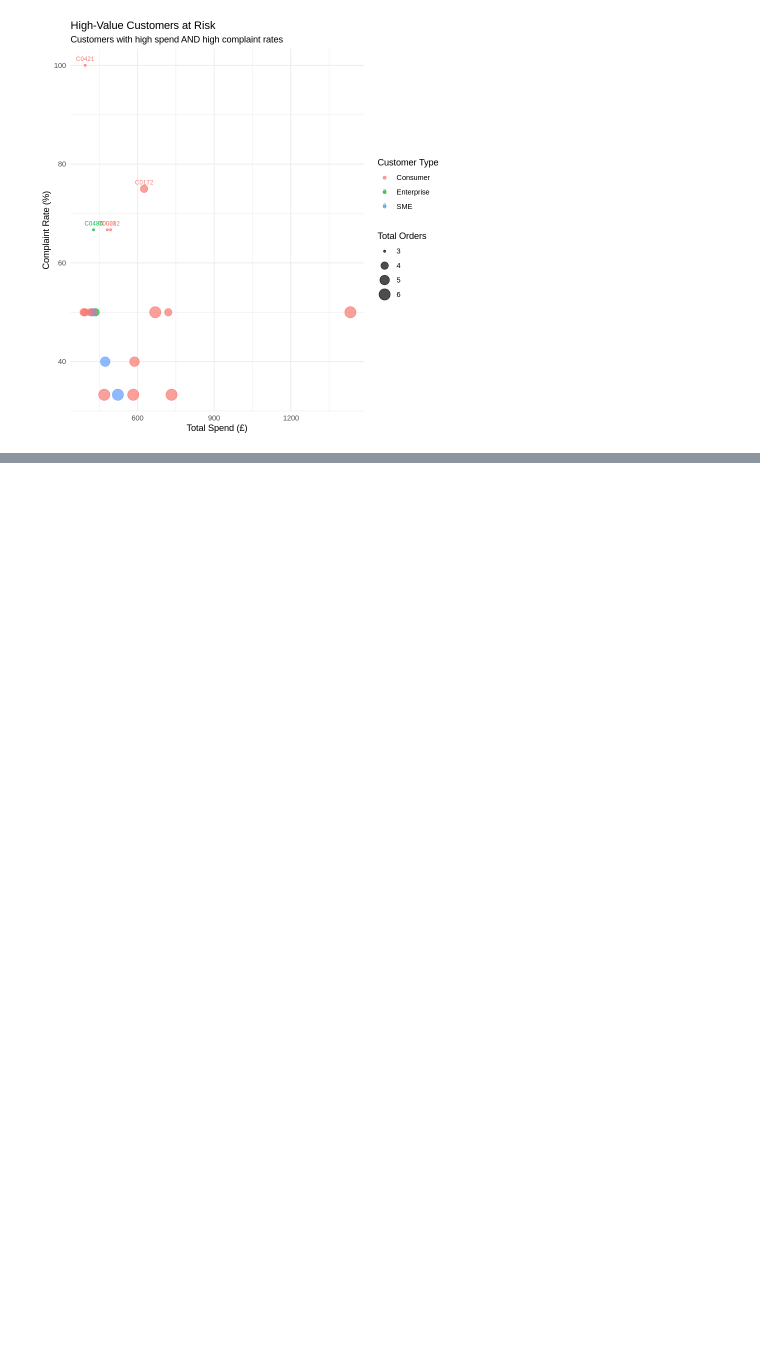
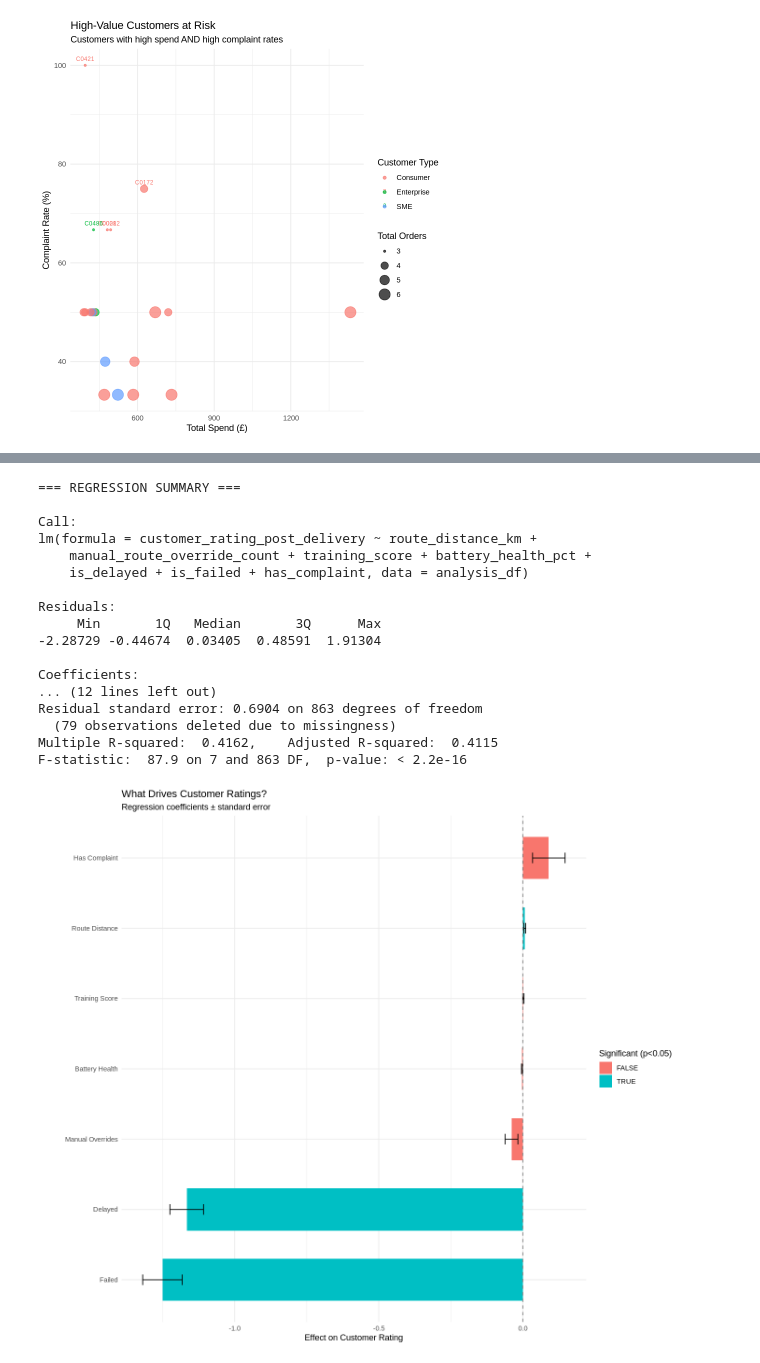
Before and after one commit to anupbatha352-png/northstar-urban-mobility-analysis, a Jupyter notebook: NorthStar_Full_Analysis.ipynb, the cells around one changed output, grey strips where cells are left out. Saved outputs shown, nothing was run; the diff lists cells and outputs as text; code cells hidden in the pictures; blank space fills up the shorter version.

```diff
--- a/NorthStar_Full_Analysis.ipynb
+++ b/NorthStar_Full_Analysis.ipynb
@@ -602,0 +784,74 @@ ggplot(q8_customer_risk,
+# %%
+# ============================================================
+# 5: Multiple linear regression
+# ============================================================
+
+rating_model <- lm(
+  customer_rating_post_delivery ~
+    route_distance_km +
+    manual_route_override_count +
+    training_score +
+    battery_health_pct +
+    is_delayed +
+    is_failed +
+    has_complaint,
+  data = analysis_df
+)
+
+cat("=== REGRESSION SUMMARY ===\n")
+print(summary(rating_model))
+
+# Extract coefficients for plotting
+coef_df <- as.data.frame(summary(rating_model)$coefficients)
+coef_df$variable <- rownames(coef_df)
+coef_df <- coef_df[coef_df$variable != "(Intercept)", ]
+coef_df$significant <- coef_df$`Pr(>|t|)` < 0.05
+
+# Rename variables for clean labels
+coef_df$variable <- recode(coef_df$variable,
+  "route_distance_km" = "Route Distance",
+  "manual_route_override_count" = "Manual Overrides",
+  "training_score" = "Training Score",
+  "battery_health_pct" = "Battery Health",
+  "is_delayed" = "Delayed",
+  "is_failed" = "Failed",
+  "has_complaint" = "Has Complaint"
+)
+
+# Plot coefficients
+ggplot(coef_df, aes(x = reorder(variable, Estimate),
+                    y = Estimate,
+                    fill = significant)) +
+  geom_bar(stat = "identity", width = 0.6) +
+  geom_errorbar(aes(ymin = Estimate - `Std. Error`,
+                    ymax = Estimate + `Std. Error`),
+                width = 0.15) +
+  geom_hline(yintercept = 0, linetype = "dashed", color = "grey50") +
+  labs(
+    title = "What Drives Customer Ratings?",
+    subtitle = "Regression coefficients ± standard error",
+    x = "",
+    y = "Effect on Customer Rating",
+    fill = "Significant (p<0.05)"
+  ) +
+  coord_flip() +
+  theme_minimal()
+# %% [output]
+=== REGRESSION SUMMARY ===
+
+Call:
+lm(formula = customer_rating_post_delivery ~ route_distance_km +
+    manual_route_override_count + training_score + battery_health_pct +
+    is_delayed + is_failed + has_complaint, data = analysis_df)
+
+Residuals:
+     Min       1Q   Median       3Q      Max
+-2.28729 -0.44674  0.03405  0.48591  1.91304
+
+Coefficients:
+... (12 lines left out)
+Residual standard error: 0.6904 on 863 degrees of freedom
+  (79 observations deleted due to missingness)
+Multiple R-squared:  0.4162,    Adjusted R-squared:  0.4115
+F-statistic:  87.9 on 7 and 863 DF,  p-value: < 2.2e-16
+[figure, added]
```
Also changed, not shown: parts of 6 cells of this notebook.
